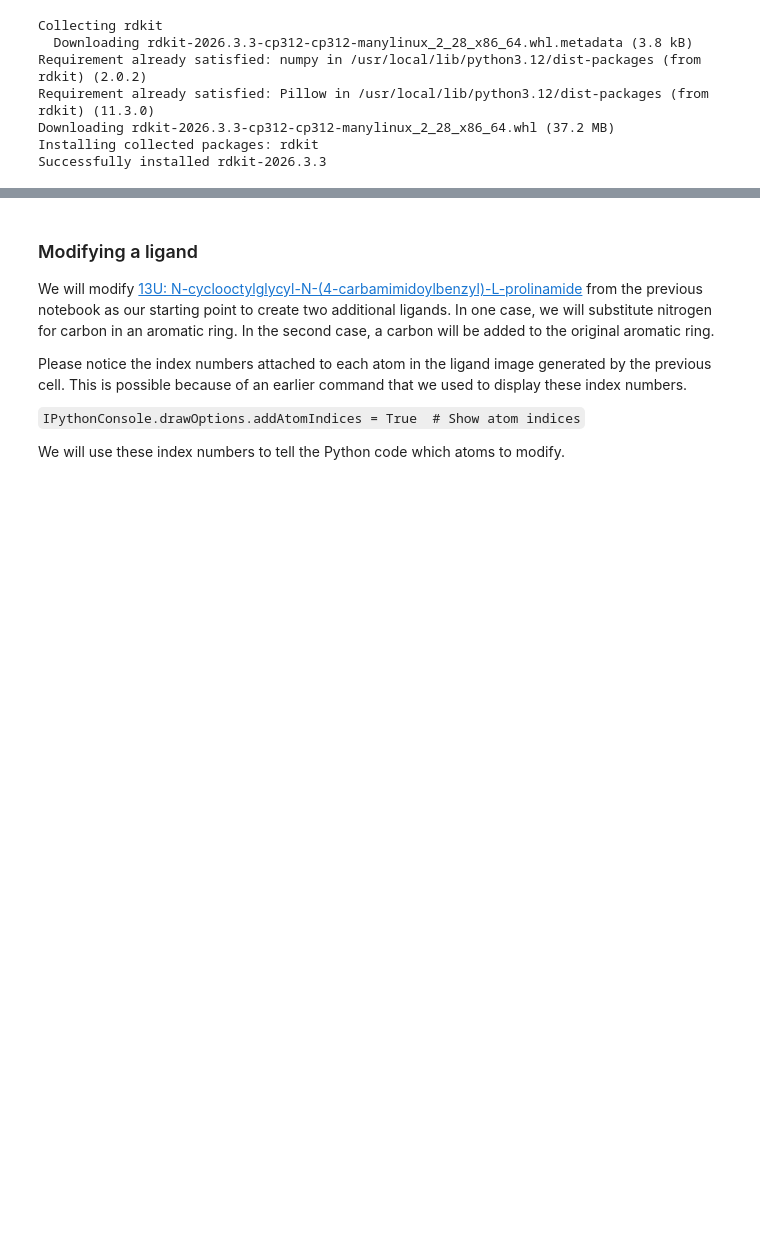
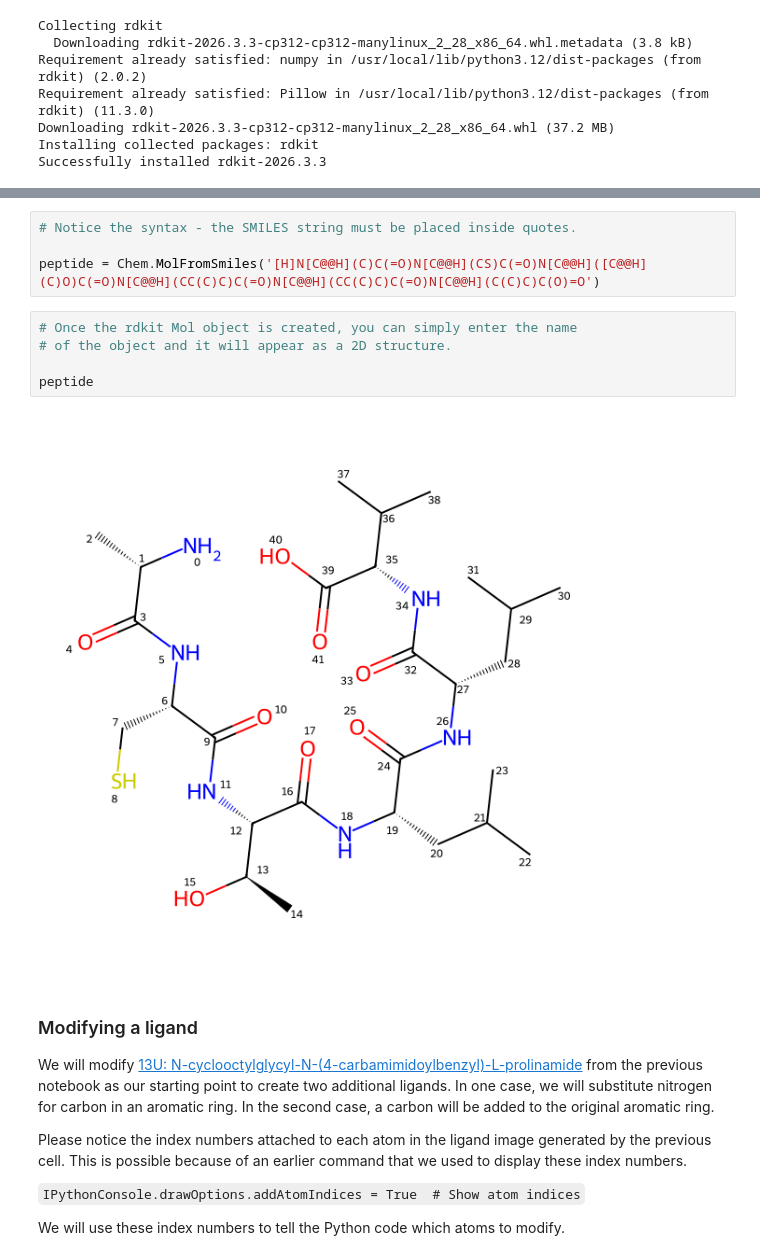
Before and after one commit to codeBMB/google_colabs, a Jupyter notebook: python_colabs/BASIL/molecule_manipulation.ipynb, the cells around one changed output, grey strips where cells are left out. Drawn from its saved outputs; the diff is of its cells as text; blank space fills up the shorter version.

```diff
--- a/python_colabs/BASIL/molecule_manipulation.ipynb
+++ b/python_colabs/BASIL/molecule_manipulation.ipynb
@@ -70,3 +180,14 @@ OSError: Bad input file 13U_ideal.sdf
+# %%
+# Notice the syntax - the SMILES string must be placed inside quotes.
+
+peptide = Chem.MolFromSmiles('[H]N[C@@H](C)C(=O)N[C@@H](CS)C(=O)N[C@@H]([C@@H](C)O)C(=O)N[C@@H](CC(C)C)C(=O)N[C@@H](CC(C)C)C(=O)N[C@@H](C(C)C)C(O)=O')
+# %%
+# Once the rdkit Mol object is created, you can simply enter the name
+# of the object and it will appear as a 2D structure.
+
+peptide
+# %% [output]
+[figure, added]
 # %% [markdown]
 ### Modifying a ligand
 
```
Also changed, not shown: parts of 7 cells of this notebook.
